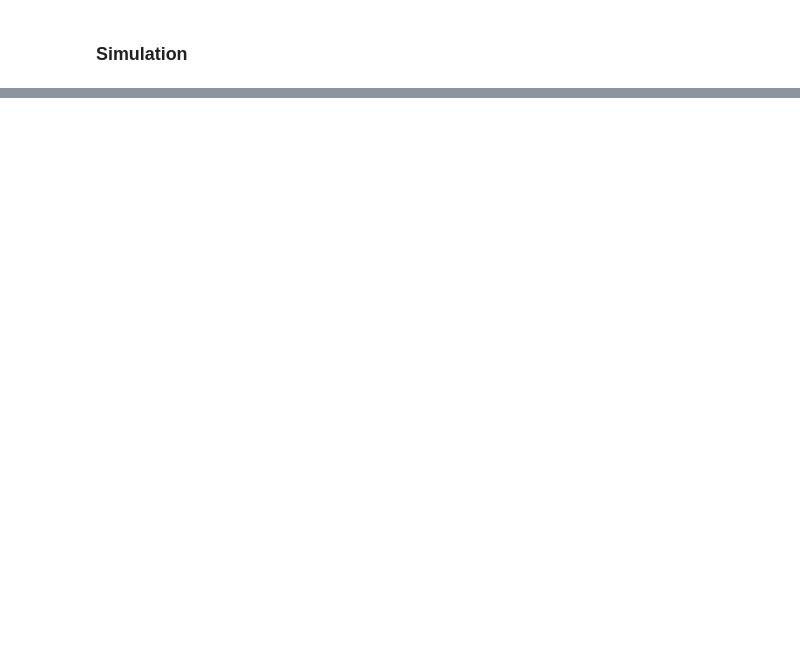
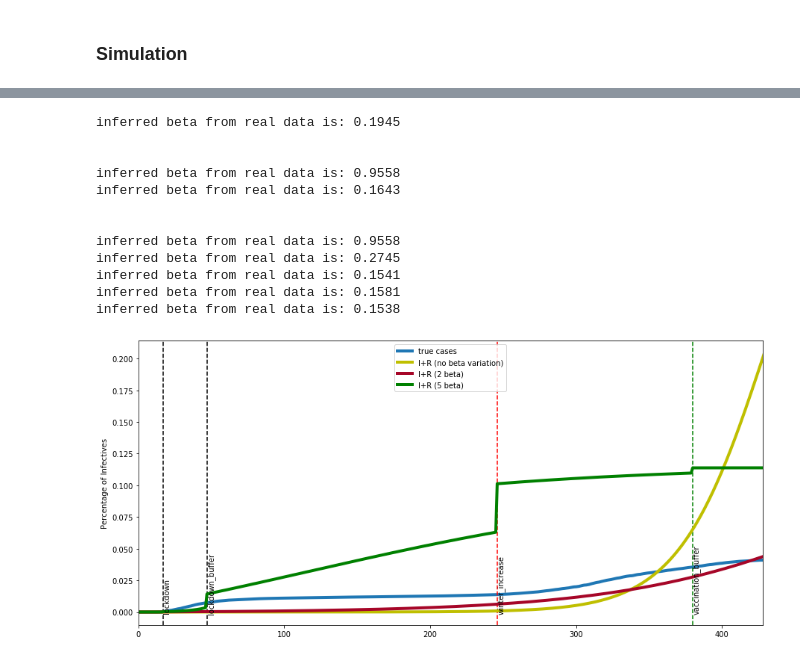
Before and after one commit to tc2992/AdvPython_Project, a Jupyter notebook: SEIR_VaryingBeta_TC.ipynb, the cells around one changed output, grey strips where cells are left out. Cells and saved outputs as stored; diff of their text form; code cells hidden in the pictures; blank space fills up the shorter version.

```diff
--- a/SEIR_VaryingBeta_TC.ipynb
+++ b/SEIR_VaryingBeta_TC.ipynb
@@ -190,0 +370,21 @@ plt.show()
+# %%
+lockdown_buffer=30
+vaccination_buffer=30
+date=[17,17+lockdown_buffer,246,350+vaccination_buffer]
+c = [[],[17],[17,17+lockdown_buffer,246,350+vaccination_buffer]]
+%lprun -f simulation2 finali,finalr=simulation2(c)
+plot_sim(finali, finalr, date)
+# %% [output]
+inferred beta from real data is: 0.1945
+
+
+inferred beta from real data is: 0.9558
+inferred beta from real data is: 0.1643
+
+
+inferred beta from real data is: 0.9558
+inferred beta from real data is: 0.2745
+inferred beta from real data is: 0.1541
+inferred beta from real data is: 0.1581
+inferred beta from real data is: 0.1538
+[figure, added]
```
Also changed, not shown: parts of 14 cells of this notebook.
